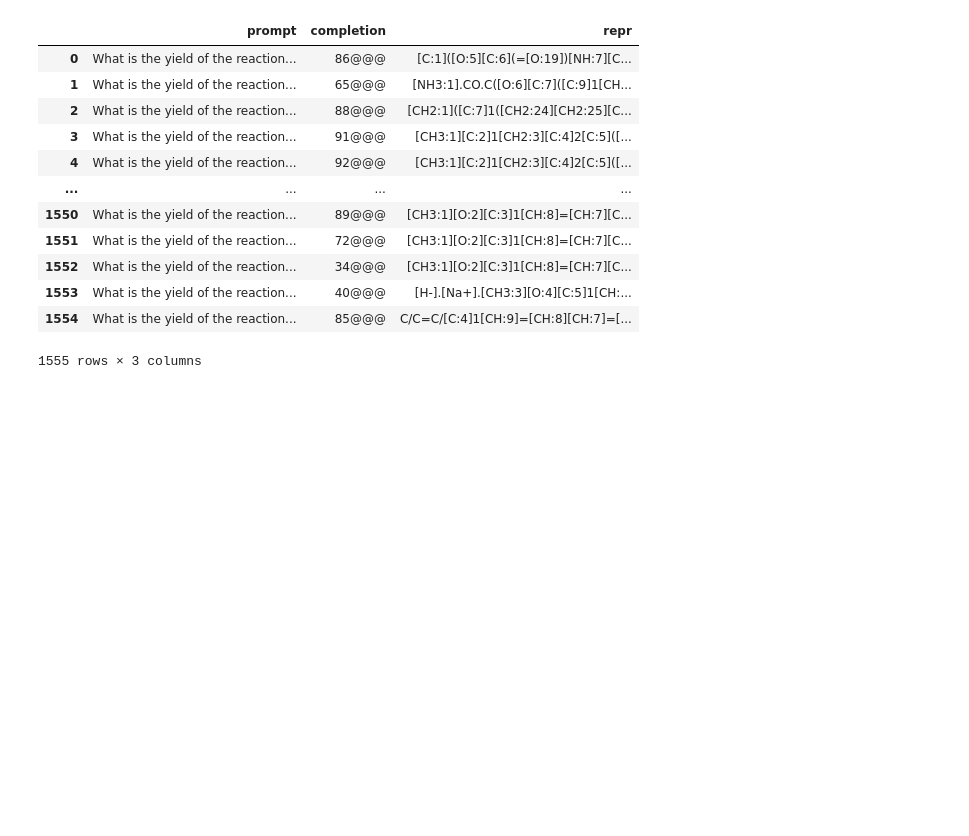
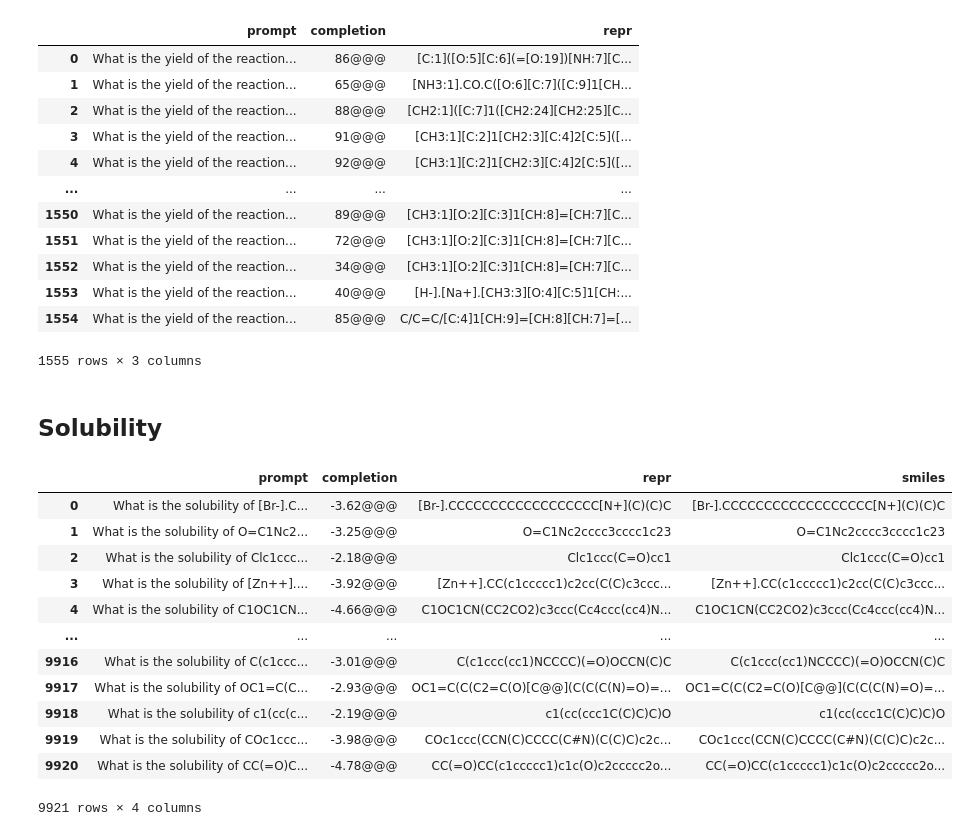
Before and after one commit to kjappelbaum/gpt3forchem, a Jupyter notebook: notebooks/03_input.ipynb, the cells around one changed output. Cells and saved outputs as stored; diff of their text form; code cells hidden in the pictures; blank space fills up the shorter version.

```diff
--- a/notebooks/03_input.ipynb
+++ b/notebooks/03_input.ipynb
@@ -820,3 +820,43 @@ prompts
 | 1553 | What is the yield of the reaction... | 40@@@ | [H-].[Na+].[CH3:3][O:4][C:5]1[CH:... |
 | 1554 | What is the yield of the reaction... | 85@@@ | C/C=C/[C:4]1[CH:9]=[CH:8][CH:7]=[... |
 1555 rows × 3 columns
+# %% [markdown]
+## Solubility
+# %%
+# | export
+_SOLUBILITY_PROMPT_TEMPLATE = "What is the solubility of {repr}###"
+_SOLUBILITY_FEATURES =['MolWt', 'MolLogP', 'MolMR', 'HeavyAtomCount',
+       'NumHAcceptors', 'NumHDonors', 'NumHeteroatoms', 'NumRotatableBonds',
+       'NumValenceElectrons', 'NumAromaticRings', 'NumSaturatedRings',
+       'NumAliphaticRings', 'RingCount', 'TPSA', 'LabuteASA', 'BalabanJ',
+       'BertzCT']
+
+def create_prompts_solubility(
+    df, regression=False, representation="SMILES"
+):
+    prompts = []
+
+    for _, row in df.iterrows():
+        if representation=='features':
+            identifier = " ".join([str(np.round(row[feature], 2)) for feature in _SOLUBILITY_FEATURES])
+        else:
+            identifier = row[representation]
+
+        solubility = np.round(solubility,2) if regression else row['Solubility_cat']
+
+        prompts.append(
+            {
+                "prompt": _SOLUBILITY_PROMPT_TEMPLATE.format(
+                    repr=identifier,
+                ),
+                "completion": f"{solubility}@@@",
+                "repr": identifier,
+                'smiles': row['SMILES']
+            }
+        )
+
+    df = pd.DataFrame(prompts)
+    df.dropna(subset=["prompt"], inplace=True)
+    df = df.sample(frac=1).reset_index(drop=True)  # shuffle
+
+    return pd.DataFrame(prompts)
@@ -822,0 +865,20 @@ prompts
+# %%
+data = get_solubility_data()
+# %%
+prompts = create_prompts_solubility(data, regression=True, representation='SMILES')
+# %%
+prompts
+# %% [output]
+|  | prompt | completion | repr | smiles |
+| 0 | What is the solubility of [Br-].C... | -3.62@@@ | [Br-].CCCCCCCCCCCCCCCCCC[N+](C)(C)C | [Br-].CCCCCCCCCCCCCCCCCC[N+](C)(C)C |
+| 1 | What is the solubility of O=C1Nc2... | -3.25@@@ | O=C1Nc2cccc3cccc1c23 | O=C1Nc2cccc3cccc1c23 |
+| 2 | What is the solubility of Clc1ccc... | -2.18@@@ | Clc1ccc(C=O)cc1 | Clc1ccc(C=O)cc1 |
+| 3 | What is the solubility of [Zn++].... | -3.92@@@ | [Zn++].CC(c1ccccc1)c2cc(C(C)c3ccc... | [Zn++].CC(c1ccccc1)c2cc(C(C)c3ccc... |
+| 4 | What is the solubility of C1OC1CN... | -4.66@@@ | C1OC1CN(CC2CO2)c3ccc(Cc4ccc(cc4)N... | C1OC1CN(CC2CO2)c3ccc(Cc4ccc(cc4)N... |
+| ... | ... | ... | ... | ... |
+| 9916 | What is the solubility of C(c1ccc... | -3.01@@@ | C(c1ccc(cc1)NCCCC)(=O)OCCN(C)C | C(c1ccc(cc1)NCCCC)(=O)OCCN(C)C |
+| 9917 | What is the solubility of OC1=C(C... | -2.93@@@ | OC1=C(C(C2=C(O)[C@@](C(C(C(N)=O)=... | OC1=C(C(C2=C(O)[C@@](C(C(C(N)=O)=... |
+| 9918 | What is the solubility of c1(cc(c... | -2.19@@@ | c1(cc(ccc1C(C)C)C)O | c1(cc(ccc1C(C)C)C)O |
+| 9919 | What is the solubility of COc1ccc... | -3.98@@@ | COc1ccc(CCN(C)CCCC(C#N)(C(C)C)c2c... | COc1ccc(CCN(C)CCCC(C#N)(C(C)C)c2c... |
+| 9920 | What is the solubility of CC(=O)C... | -4.78@@@ | CC(=O)CC(c1ccccc1)c1c(O)c2ccccc2o... | CC(=O)CC(c1ccccc1)c1c(O)c2ccccc2o... |
+9921 rows × 4 columns
```
Also changed, not shown: parts of 4 cells of this notebook, 37 other files.
